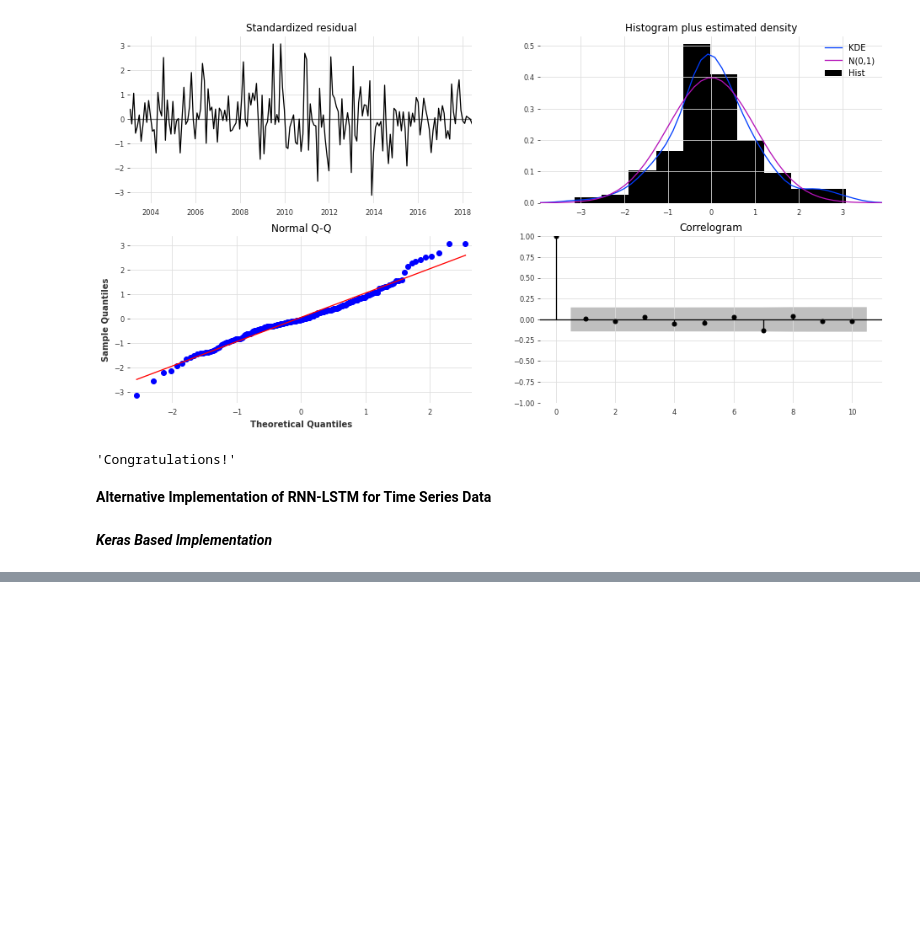
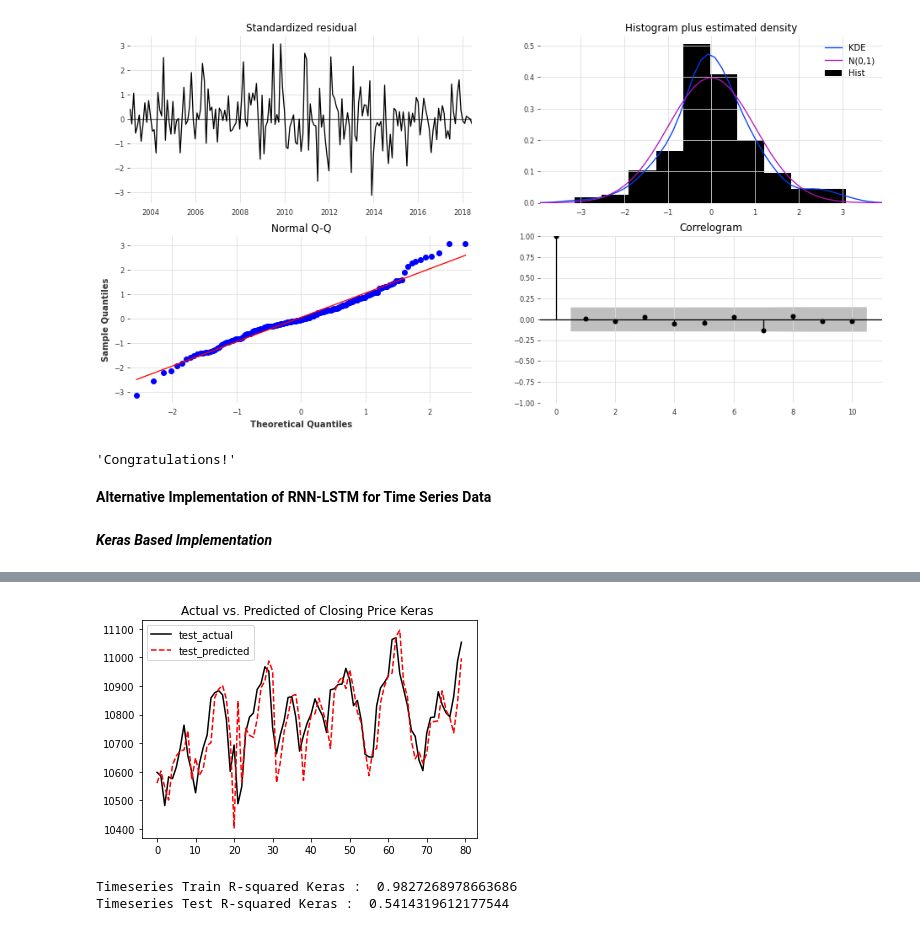
Before and after one commit to shovon-Machine-Learning-DL-AI/PayPal_workshop_2020, a Jupyter notebook: Notebooks/RNN_TS_CPI_Inflation.ipynb, the cells around one changed output, grey strips where cells are left out. Saved outputs shown, nothing was run; the diff lists cells and outputs as text; code cells hidden in the pictures; blank space fills up the shorter version.

```diff
--- a/Notebooks/RNN_TS_CPI_Inflation.ipynb
+++ b/Notebooks/RNN_TS_CPI_Inflation.ipynb
@@ -725,0 +917,6 @@ plt.show()
+# %%
+history = timeseries_model.fit(x_train,
+                               y_train,
+                               batch_size=batch_size,
+                               epochs=training_epochs,
+                               validation_data=(x_test, y_test))
@@ -725,0 +941,26 @@ plt.show()
+# %%
+y_pred_train = timeseries_model.predict(x_train)
+y_pred_test = timeseries_model.predict(x_test)
+# %%
+# Converting back to original scale of stock price
+y_train_2 = expand_dims(y_train, axis=1)
+y_train_orig_scale = scaler.inverse_transform(y_train_2)
+y_test_2 = expand_dims(y_test, axis=1)
+y_test_orig_scale = scaler.inverse_transform(y_test_2)
+# %%
+y_pred_train_orig_scale = scaler.inverse_transform(y_pred_train)
+y_pred_test_orig_scale = scaler.inverse_transform(y_pred_test)
+# %%
+plt.plot(y_test_orig_scale, 'k', label="test_actual")
+plt.title("Actual vs. Predicted of Closing Price Keras ")
+plt.plot(y_pred_test_orig_scale, 'r--', label="test_predicted")
+plt.legend(loc='upper left')
+plt.show()
+# %% [output]
+[figure, added]
+# %%
+print("Timeseries Train R-squared Keras : ", r2_score(y_train_orig_scale, y_pred_train_orig_scale))
+print("Timeseries Test R-squared Keras : ", r2_score(y_test_orig_scale, y_pred_test_orig_scale ))
+# %% [output]
+Timeseries Train R-squared Keras :  0.9827268978663686
+Timeseries Test R-squared Keras :  0.5414319612177544
```
Also changed, not shown: parts of 57 cells of this notebook, 6 other files.
